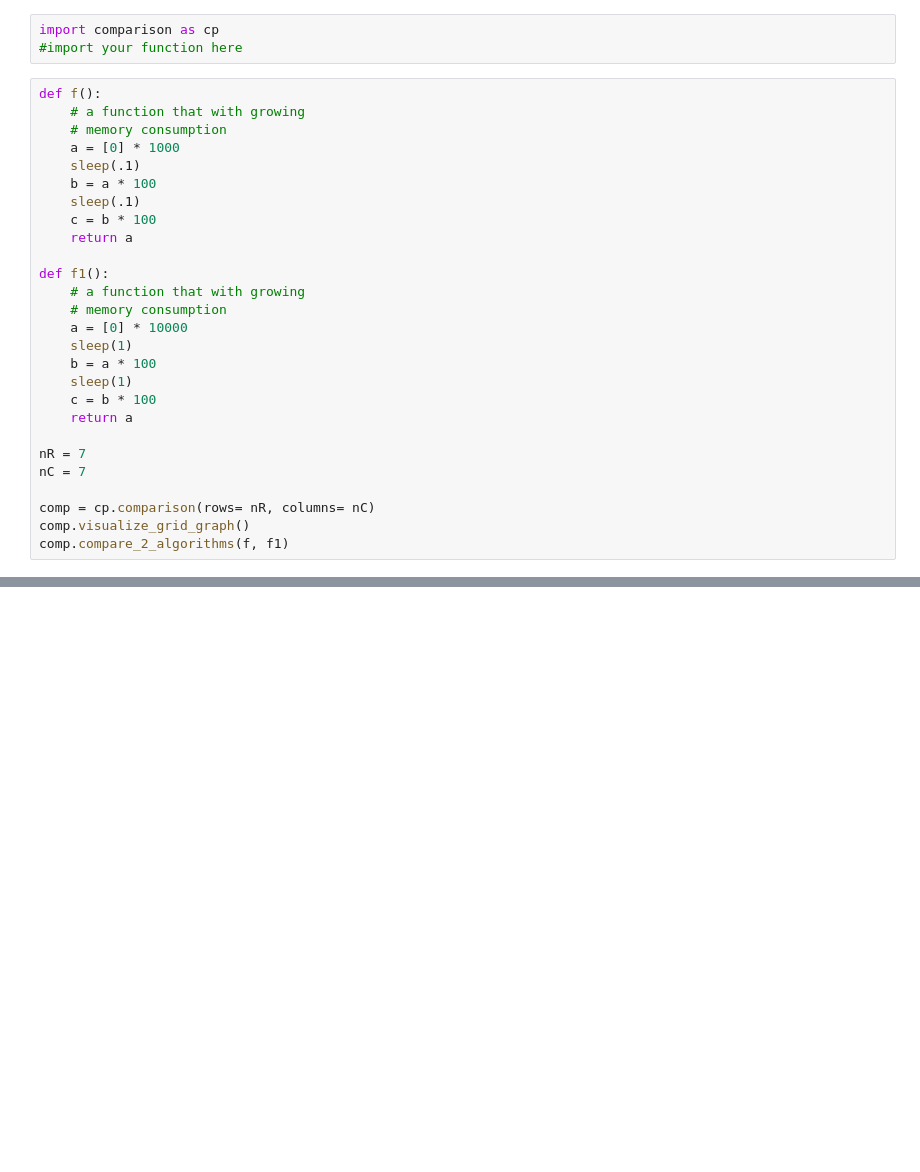
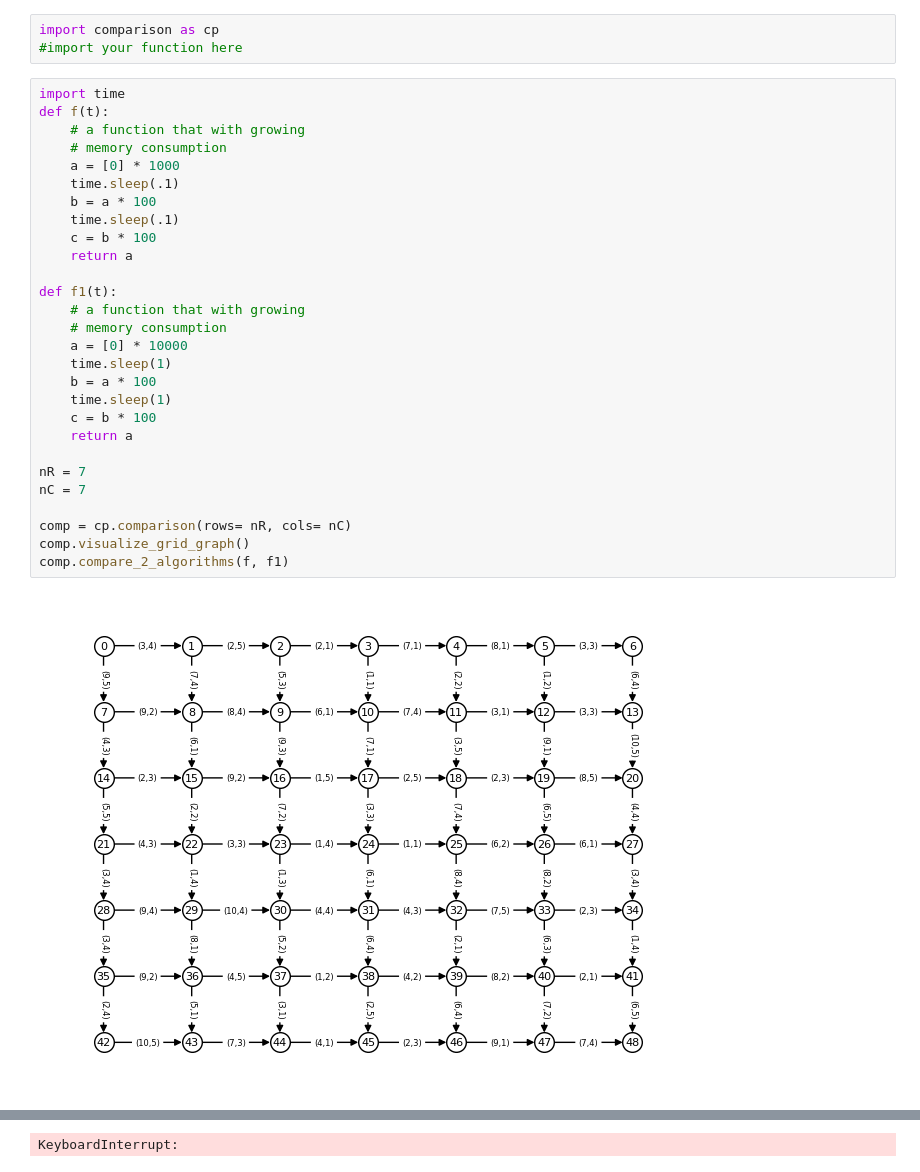
Before and after one commit to NguyenBk22/Mathematical-Modeling-Assignment-2023, a Jupyter notebook: main.ipynb, the cells around one changed output, grey strips where cells are left out. Saved outputs shown, nothing was run; the diff lists cells and outputs as text; blank space fills up the shorter version.

```diff
--- a/main.ipynb
+++ b/main.ipynb
@@ -2,30 +2,32 @@
 import comparison as cp
 #import your function here
 # %%
-def f():
+import time
+def f(t):
     # a function that with growing
     # memory consumption
     a = [0] * 1000
-    sleep(.1)
+    time.sleep(.1)
     b = a * 100
-    sleep(.1)
+    time.sleep(.1)
     c = b * 100
     return a
 
-def f1():
+def f1(t):
     # a function that with growing
     # memory consumption
     a = [0] * 10000
-    sleep(1)
+    time.sleep(1)
     b = a * 100
-    sleep(1)
+    time.sleep(1)
     c = b * 100
     return a
 
 nR = 7
 nC = 7
 
-comp = cp.comparison(rows= nR, columns= nC)
+comp = cp.comparison(rows= nR, cols= nC)
 comp.visualize_grid_graph()
 comp.compare_2_algorithms(f, f1)
 # %% [output]
+[figure, added]
@@ -32,0 +45 @@ TypeError: comparison.visualize_grid_graph() missing 2 required positional argum
+KeyboardInterrupt:
```
Also changed, not shown: parts of 1 cell of this notebook, 1 other file.
